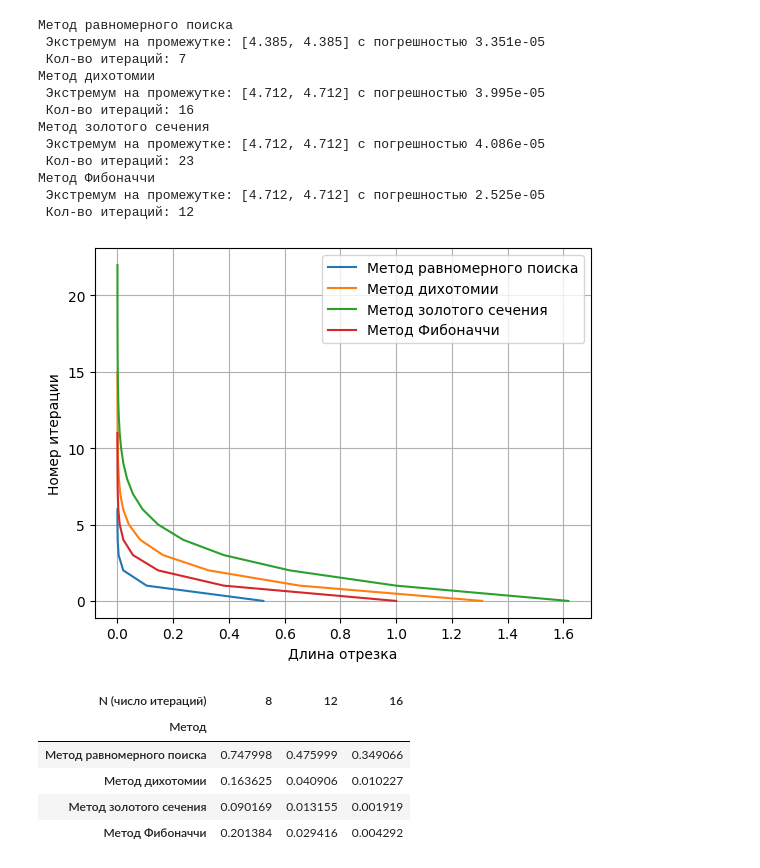
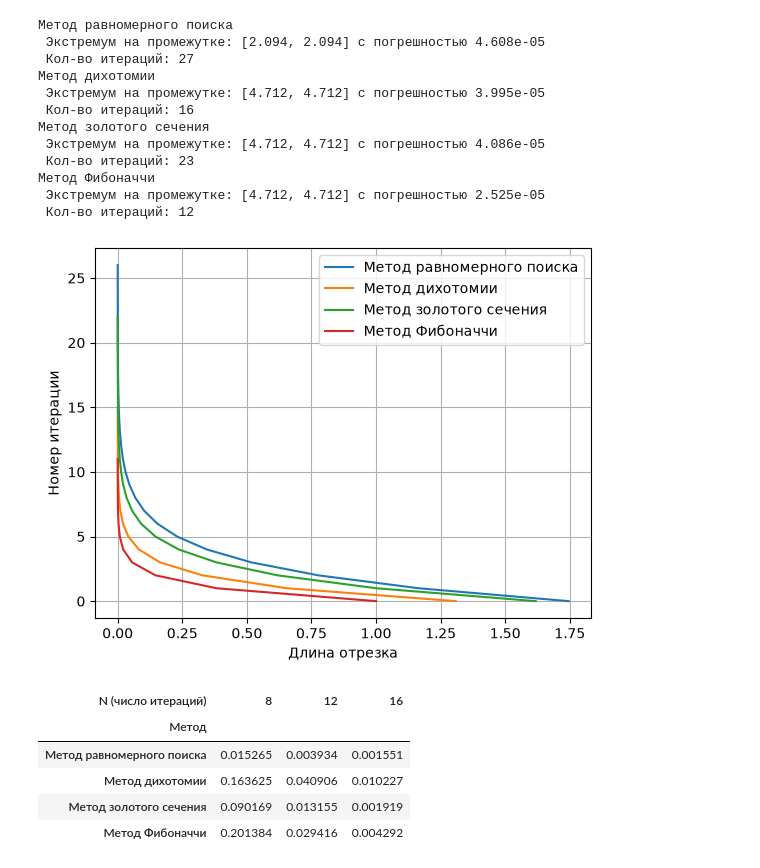
Before and after one commit to max1m111an/7_sem, a Jupyter notebook: PMO/lab3.ipynb, the cells around one changed output. Saved outputs shown, nothing was run; the diff lists cells and outputs as text; code cells hidden in the pictures.

```diff
--- a/PMO/lab3.ipynb
+++ b/PMO/lab3.ipynb
@@ -9,6 +9,7 @@ eps = 2**(-14)
 a = 2 * PI / 3
 b = 3 * PI / 2
 
+UNIFORM_INTERVALS: int = 3
 
 def f(x) -> float:
     return np.sin(x - PI / 2)
@@ -38,7 +39,7 @@ def beauty_output(func):
 
 
 @beauty_output
-def uniform_search(start, end, number_of_intervals):
+def uniform_search(start, end, number_of_intervals=UNIFORM_INTERVALS):
     N = 0
     result = []
     while (abs(end - start) > eps):
@@ -111,37 +112,37 @@ def report_and_plot(method_name, search_result, plot=True):
           f" Экстремум на промежутке: [{start}, {end}] "
           f"c погрешностью {result[-1]:.3e}\n"
           f" Кол-во итераций: {N}")
     if plot:
         plt.plot(result, range(N), label=method_name)
 
 
 def plots():
-    report_and_plot("Метод равномерного поиска", uniform_search(a, b, 5))
+    report_and_plot("Метод равномерного поиска", uniform_search(a, b))
     report_and_plot("Метод дихотомии",           dichotomy_search(a, b))
     report_and_plot("Метод золотого сечения",    golden_ratio(a, b))
     report_and_plot("Метод Фибоначчи",           fibonachi(a, b))
 
     plt.xlabel("Длина отрезка")
     plt.ylabel("Номер итерации")
     plt.legend()
     plt.grid(True)
 
 
 plots()
 # %% [output]
 Метод равномерного поиска
- Экстремум на промежутке: [4.385, 4.385] c погрешностью 3.351e-05
- Кол-во итераций: 7
+ Экстремум на промежутке: [2.094, 2.094] c погрешностью 4.608e-05
+ Кол-во итераций: 27
 Метод дихотомии
  Экстремум на промежутке: [4.712, 4.712] c погрешностью 3.995e-05
  Кол-во итераций: 16
 Метод золотого сечения
  Экстремум на промежутке: [4.712, 4.712] c погрешностью 4.086e-05
  Кол-во итераций: 23
 Метод Фибоначчи
  Экстремум на промежутке: [4.712, 4.712] c погрешностью 2.525e-05
  Кол-во итераций: 12
-[figure, old version]
+[figure, new version]
 # %%
 import pandas as pd
 
@@ -158,7 +159,7 @@ def fib(n: int) -> int:
 def W(method_name, n: int) -> float:
     match method_name:
         case "Метод равномерного поиска":
-            return 2 * AB / (n - 1)
+            return 2 * AB / (n - 1) ** UNIFORM_INTERVALS
         case "Метод дихотомии":
             return AB / (2 ** (n / 2))
         case "Метод золотого сечения":
@@ -181,7 +182,7 @@ get_w_df()
 # %% [output]
 | N (число итераций) | 8 | 12 | 16 |
 | Метод |  |  |  |
-| Метод равномерного поиска | 0.747998 | 0.475999 | 0.349066 |
+| Метод равномерного поиска | 0.015265 | 0.003934 | 0.001551 |
 | Метод дихотомии | 0.163625 | 0.040906 | 0.010227 |
 | Метод золотого сечения | 0.090169 | 0.013155 | 0.001919 |
 | Метод Фибоначчи | 0.201384 | 0.029416 | 0.004292 |
```
Also changed, not shown: 17 other files.
